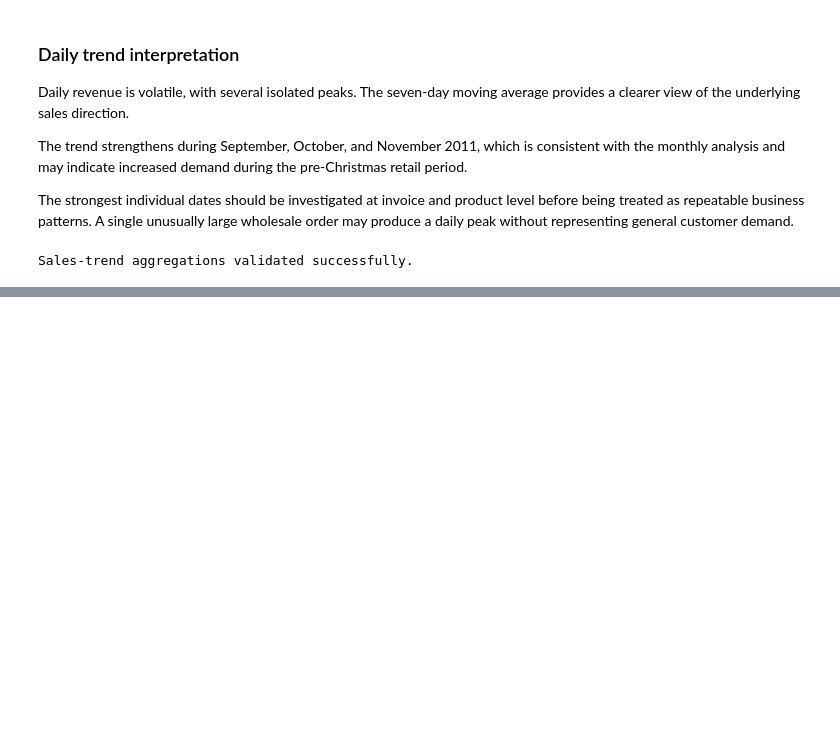
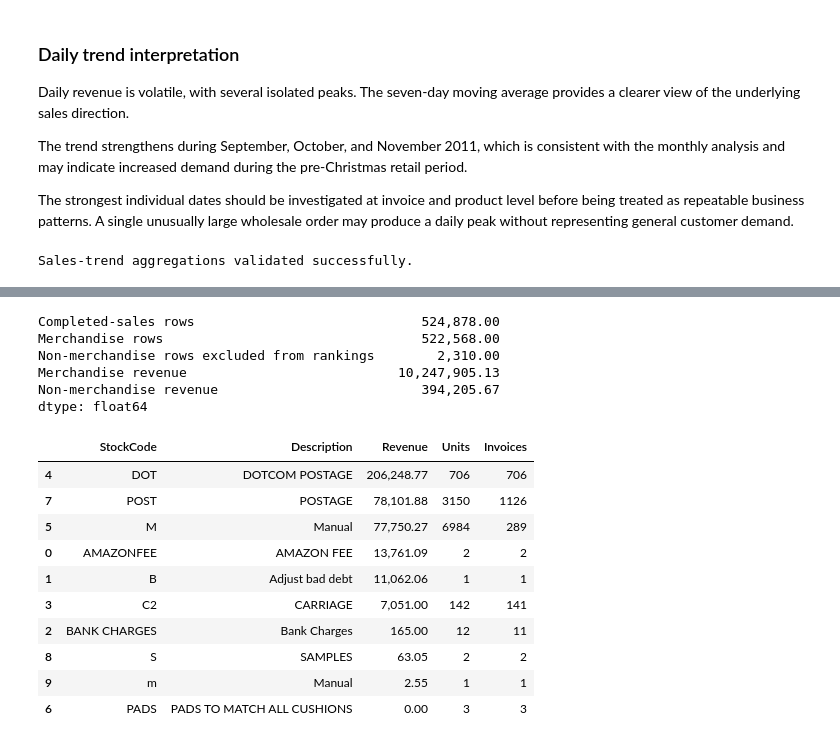
Before and after one commit to Ellusive89/CI-DA-Project-2-Online-Retail-Transaction-Analysis, a Jupyter notebook: jupyter_notebooks/02_Exploratory_Data_Analysis.ipynb, the cells around one changed output, grey strips where cells are left out. Cells and saved outputs as stored; diff of their text form; code cells hidden in the pictures; blank space fills up the shorter version.

```diff
--- a/jupyter_notebooks/02_Exploratory_Data_Analysis.ipynb
+++ b/jupyter_notebooks/02_Exploratory_Data_Analysis.ipynb
@@ -496,0 +514,80 @@ Sales-trend aggregations validated successfully.
+# %%
+non_merchandise_codes = {
+    "DOT",           # Dotcom postage
+    "POST",          # Postage
+    "M",             # Manual entry
+    "AMAZONFEE",     # Amazon fee
+    "BANK CHARGES",  # Bank charges
+    "CRUK",          # Commission
+    "D",             # Discount
+    "S",             # Samples
+    "B",             # Bad-debt adjustment
+    "PADS",          # Cushion-pad adjustment
+    "C2",            # Carriage
+}
+
+non_merchandise_mask = (
+    sales_df["StockCode"]
+    .str.upper()
+    .isin(non_merchandise_codes)
+)
+
+merchandise_sales = sales_df.loc[
+    ~non_merchandise_mask
+].copy()
+
+non_merchandise_sales = sales_df.loc[
+    non_merchandise_mask
+].copy()
+
+scope_summary = pd.Series(
+    {
+        "Completed-sales rows": len(sales_df),
+        "Merchandise rows": len(merchandise_sales),
+        "Non-merchandise rows excluded from rankings": (
+            len(non_merchandise_sales)
+        ),
+        "Merchandise revenue": (
+            merchandise_sales["LineRevenue"].sum()
+        ),
+        "Non-merchandise revenue": (
+            non_merchandise_sales["LineRevenue"].sum()
+        ),
+    }
+)
+
+scope_summary
+# %% [output]
+Completed-sales rows                             524,878.00
+Merchandise rows                                 522,568.00
+Non-merchandise rows excluded from rankings        2,310.00
+Merchandise revenue                           10,247,905.13
+Non-merchandise revenue                          394,205.67
+dtype: float64
+# %%
+non_merchandise_summary = (
+    non_merchandise_sales.groupby(
+        ["StockCode", "Description"],
+        as_index=False,
+    )
+    .agg(
+        Revenue=("LineRevenue", "sum"),
+        Units=("Quantity", "sum"),
+        Invoices=("InvoiceNo", "nunique"),
+    )
+    .sort_values("Revenue", ascending=False)
+)
+
+non_merchandise_summary
+# %% [output]
+|  | StockCode | Description | Revenue | Units | Invoices |
+| 4 | DOT | DOTCOM POSTAGE | 206,248.77 | 706 | 706 |
+| 7 | POST | POSTAGE | 78,101.88 | 3150 | 1126 |
+| 5 | M | Manual | 77,750.27 | 6984 | 289 |
+| 0 | AMAZONFEE | AMAZON FEE | 13,761.09 | 2 | 2 |
+| 1 | B | Adjust bad debt | 11,062.06 | 1 | 1 |
+| 3 | C2 | CARRIAGE | 7,051.00 | 142 | 141 |
+| 2 | BANK CHARGES | Bank Charges | 165.00 | 12 | 11 |
+| 8 | S | SAMPLES | 63.05 | 2 | 2 |
+| 9 | m | Manual | 2.55 | 1 | 1 |
+| 6 | PADS | PADS TO MATCH ALL CUSHIONS | 0.00 | 3 | 3 |
```
Also changed, not shown: parts of 10 cells of this notebook.
